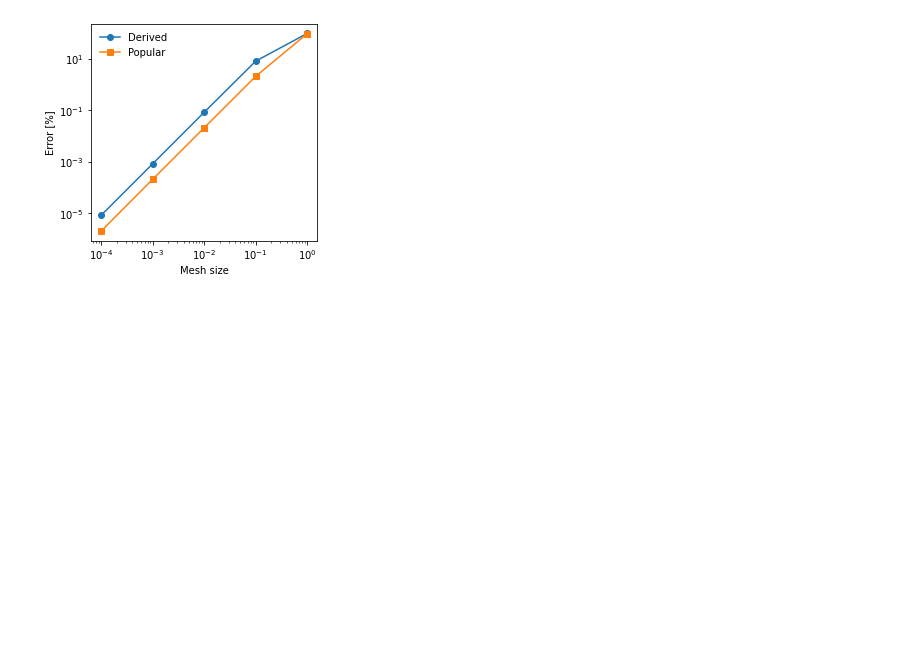
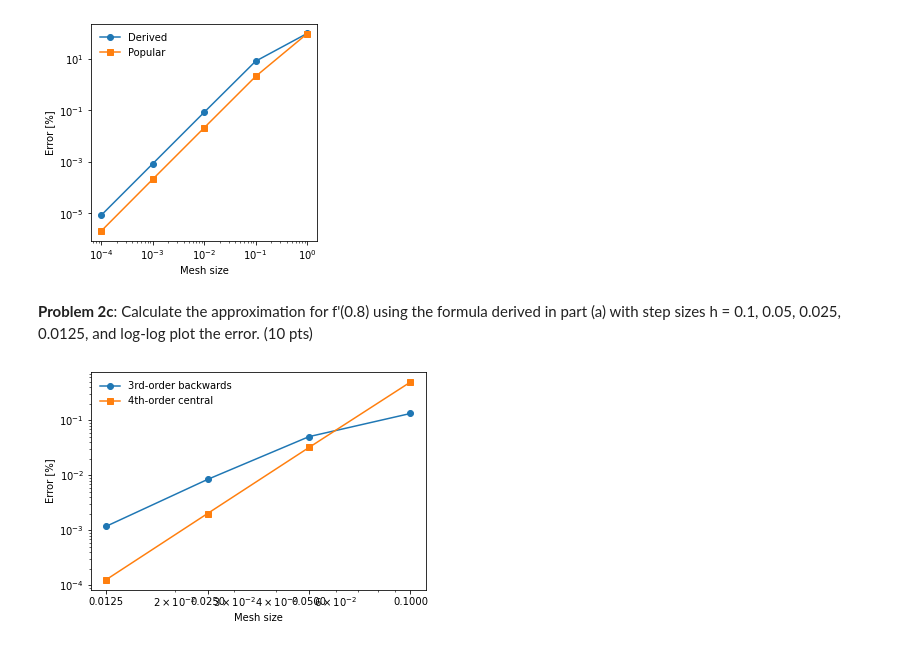
Before and after one commit to mr-gabrielrios/me_i4600, a Jupyter notebook: homework/homework_3/homework_3.ipynb, the cells around one changed output. Saved outputs shown, nothing was run; the diff lists cells and outputs as text; code cells hidden in the pictures; blank space fills up the shorter version.

Commit message:
Addition of Homework 3, Problem 2. Homework complete as of this commit.

```diff
--- a/homework/homework_3/homework_3.ipynb
+++ b/homework/homework_3/homework_3.ipynb
@@ -62,3 +62,57 @@ ax.set_aspect(0.5)
 ax.legend(frameon=False);
 # %% [output]
 [figure]
+# %% [markdown]
+**Problem 2c**: Calculate the approximation for f'(0.8) using the formula derived in part (a) with
+step sizes h = 0.1, 0.05, 0.025, 0.0125, and log-log plot the error. (10 pts)
+# %%
+def backward(ys, h):
+    ''' 3rd-order backward difference method. '''
+    if len(ys) != 4:
+        return None
+    else:
+        return (2*ys[3] + 3*ys[2] - 6*ys[1] + ys[0])/(6*h)
+
+def central(ys, h):
+    ''' 4th-order central difference method. '''
+    if len(ys) != 5:
+        return None
+    else:
+        return (-ys[4] + 8*ys[3] - 8*ys[1] + ys[0])/(12*h)
+# %%
+# Point of interest
+point_x = 0.8
+# Intervals around point of interest
+width_x = 2
+# Initialize list of grid spacing values
+arr_h = [0.0125, 0.025, 0.05, 0.1]
+# Actual value
+actual = -2*np.pi*np.sin(2*np.pi*point_x)
+# Initialize error dictionary
+errors = {'3rd-order backwards': [], '4th-order central': []}
+# Iterate through spacing values
+for h_value in arr_h:
+    # Initialize list of x-values
+    # Note that number of values is equal to twice the maximum number of positions on
+    ### either side of the 'n' subscript value, plus 1 to account for this value.
+    arr_x = np.linspace(point_x - h_value*width_x, point_x + h_value*width_x, 2*width_x+1)
+    # Initialize list of y-values
+    arr_y = [np.cos(2*np.pi*i) for i in arr_x]
+    # Get derivatives
+    a, b = backward(arr_y[:-1], h_value), central(arr_y, h_value)
+    # Calculate errors
+    err_a, err_b = 100*abs((a - actual)/actual), 100*abs((b - actual)/actual)
+    # Append to respective dictionaries
+    errors['3rd-order backwards'].append(err_a)
+    errors['4th-order central'].append(err_b)
+
+# Plot errors
+fig, ax = plt.subplots()
+for key, value in errors.items():
+    ax.loglog(arr_h, value, marker = next(marker), label=key)
+ax.set_xlabel('Mesh size')
+ax.set_xticks(arr_h, labels=['{0:.4f}'.format(i) for i in arr_h])
+ax.set_ylabel('Error [%]')
+ax.legend(frameon=False);
+# %% [output]
+[figure, added]
```
Also changed, not shown: parts of 1 cell of this notebook.
